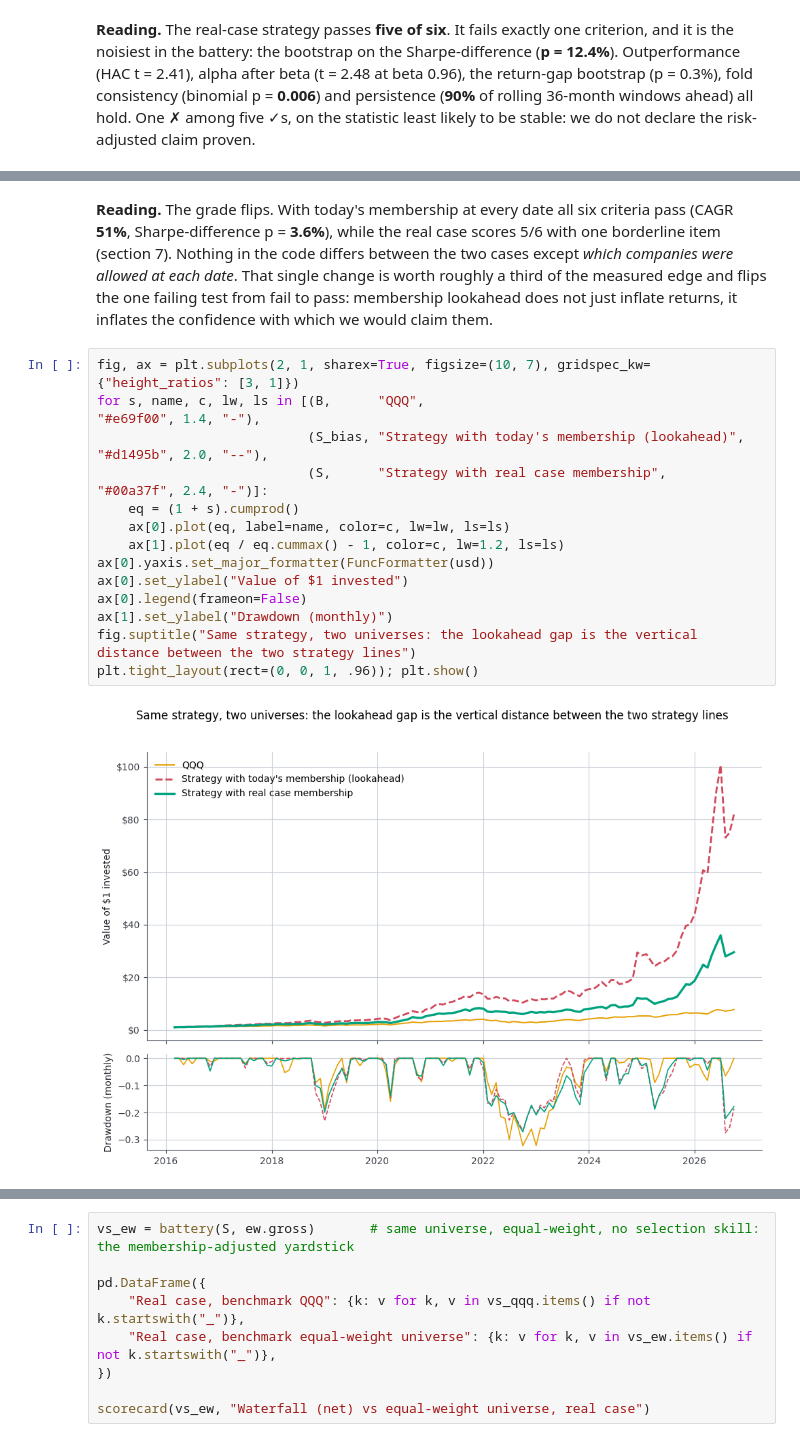
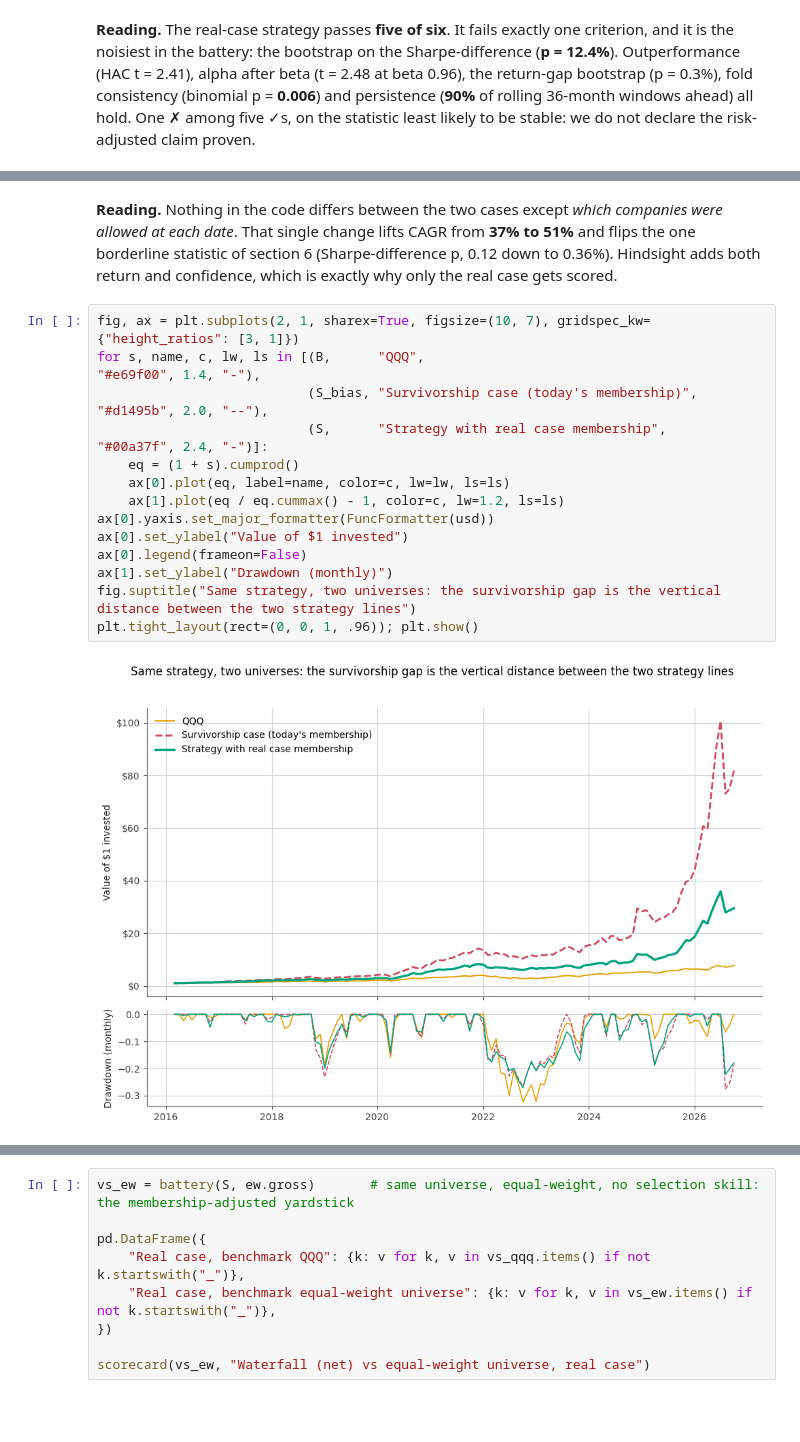
Before and after one commit to luigi-mari/Notebook, a Jupyter notebook: chapters/_build/jupyter_execute/nasdaq100_momentum_waterfall.ipynb, the cells around one changed output, grey strips where cells are left out. Drawn from its saved outputs; the diff is of its cells as text; blank space fills up the shorter version.

```diff
--- a/chapters/_build/jupyter_execute/nasdaq100_momentum_waterfall.ipynb
+++ b/chapters/_build/jupyter_execute/nasdaq100_momentum_waterfall.ipynb
@@ -531,19 +519,19 @@ Waterfall (net) vs QQQ, lookahead case (today's membership at every date)
 # %% [markdown]
-**Reading.** The grade flips. With today's membership at every date all six criteria pass (CAGR **51%**, Sharpe-difference p = **3.6%**), while the real case scores 5/6 with one borderline item (section 7). Nothing in the code differs between the two cases except *which companies were allowed at each date*. That single change is worth roughly a third of the measured edge and flips the one failing test from fail to pass: membership lookahead does not just inflate returns, it inflates the confidence with which we would claim them.
+**Reading.** Nothing in the code differs between the two cases except *which companies were allowed at each date*. That single change lifts CAGR from **37% to 51%** and flips the one borderline statistic of section 6 (Sharpe-difference p, 0.12 down to 0.36%). Hindsight adds both return and confidence, which is exactly why only the real case gets scored.
 # %%
 fig, ax = plt.subplots(2, 1, sharex=True, figsize=(10, 7), gridspec_kw={"height_ratios": [3, 1]})
 for s, name, c, lw, ls in [(B,      "QQQ",                                        "#e69f00", 1.4, "-"),
-                           (S_bias, "Strategy with today's membership (lookahead)", "#d1495b", 2.0, "--"),
+                           (S_bias, "Survivorship case (today's membership)", "#d1495b", 2.0, "--"),
                            (S,      "Strategy with real case membership",           "#00a37f", 2.4, "-")]:
     eq = (1 + s).cumprod()
     ax[0].plot(eq, label=name, color=c, lw=lw, ls=ls)
     ax[1].plot(eq / eq.cummax() - 1, color=c, lw=1.2, ls=ls)
 ax[0].yaxis.set_major_formatter(FuncFormatter(usd))
 ax[0].set_ylabel("Value of $1 invested")
 ax[0].legend(frameon=False)
 ax[1].set_ylabel("Drawdown (monthly)")
-fig.suptitle("Same strategy, two universes: the lookahead gap is the vertical distance between the two strategy lines")
+fig.suptitle("Same strategy, two universes: the survivorship gap is the vertical distance between the two strategy lines")
 plt.tight_layout(rect=(0, 0, 1, .96)); plt.show()
 # %% [output]
-[figure, old version]
+[figure, new version]
 # %% [markdown]
```
Also changed, not shown: parts of 19 cells of this notebook, 17 other files.
